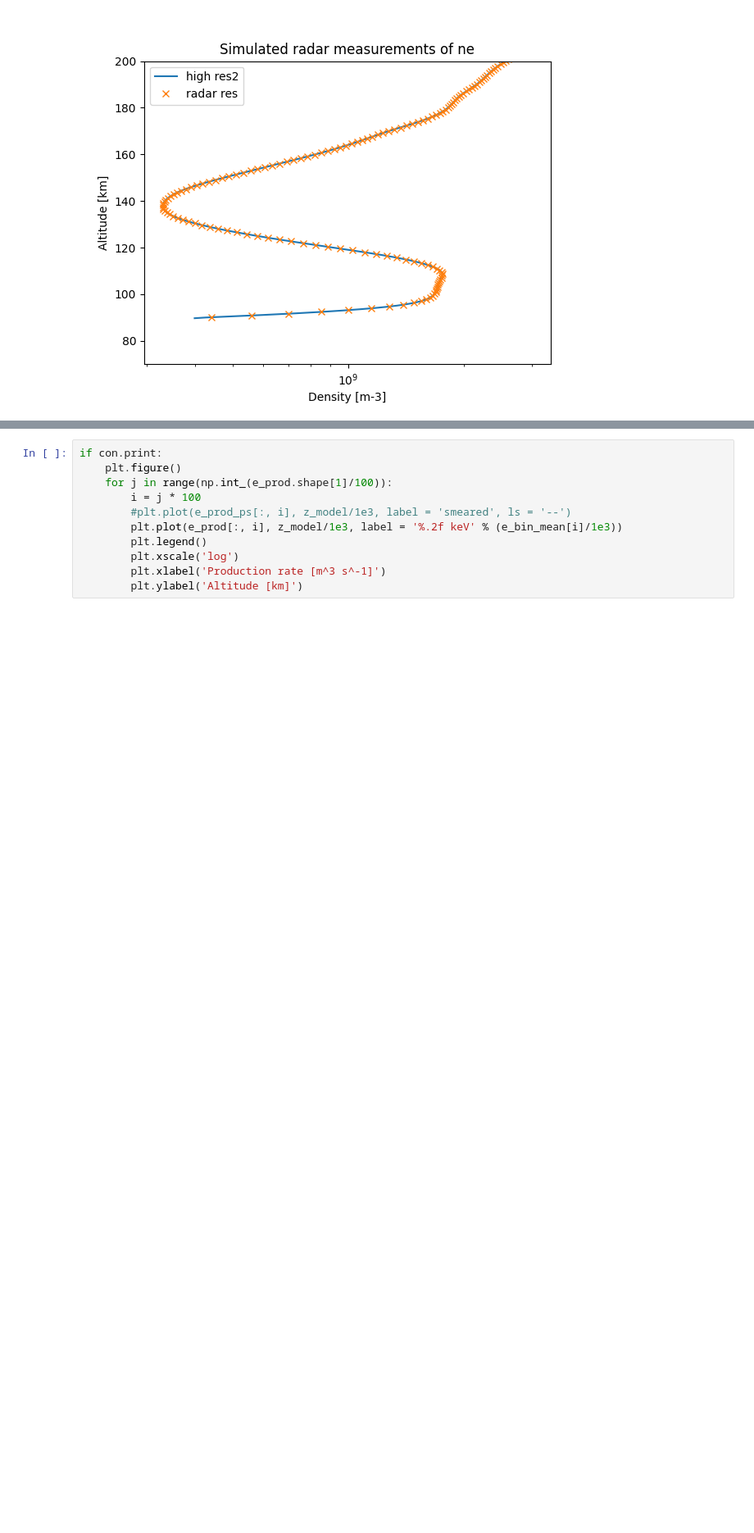
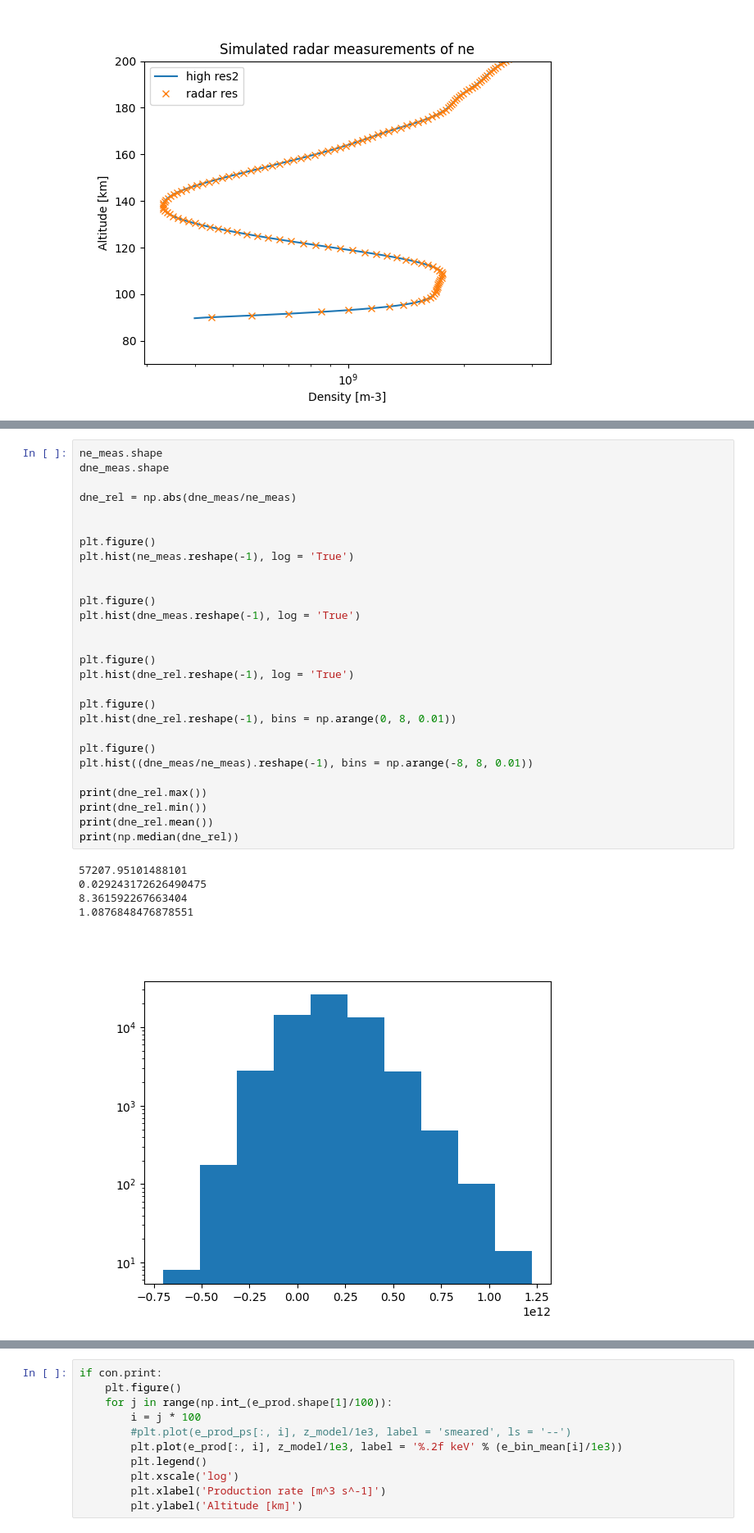
Before and after one commit to ostald/ElectronPrecipitation, a Jupyter notebook: main.ipynb, the cells around one changed output, grey strips where cells are left out. Shown at 82% size. Saved outputs shown, nothing was run; the diff lists cells and outputs as text; blank space fills up the shorter version.

```diff
--- a/main.ipynb
+++ b/main.ipynb
@@ -332,0 +304,34 @@ print(red_chi2)
+# %%
+ne_meas.shape
+dne_meas.shape
+
+dne_rel = np.abs(dne_meas/ne_meas)
+
+
+plt.figure()
+plt.hist(ne_meas.reshape(-1), log = 'True')
+
+
+plt.figure()
+plt.hist(dne_meas.reshape(-1), log = 'True')
+
+
+plt.figure()
+plt.hist(dne_rel.reshape(-1), log = 'True')
+
+plt.figure()
+plt.hist(dne_rel.reshape(-1), bins = np.arange(0, 8, 0.01))
+
+plt.figure()
+plt.hist((dne_meas/ne_meas).reshape(-1), bins = np.arange(-8, 8, 0.01))
+
+print(dne_rel.max())
+print(dne_rel.min())
+print(dne_rel.mean())
+print(np.median(dne_rel))
+# %% [output]
+57207.95101488101
+0.029243172626490475
+8.361592267663404
+1.0876848476878551
+[figure, added]
```
Also changed, not shown: parts of 49 cells of this notebook, 9 other files.
